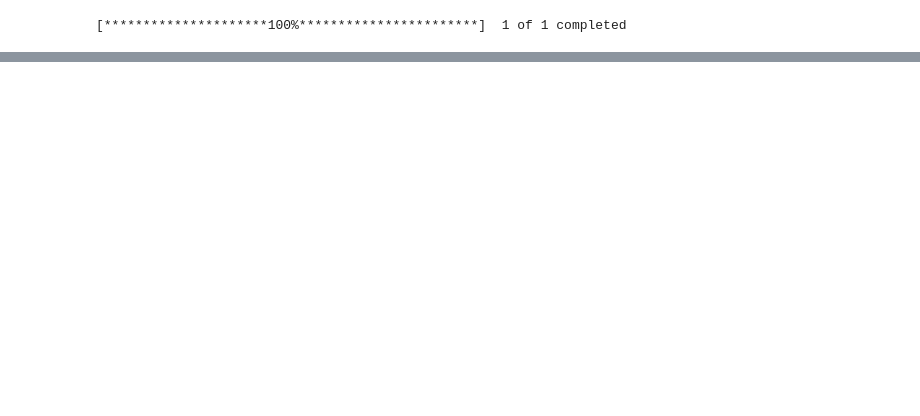
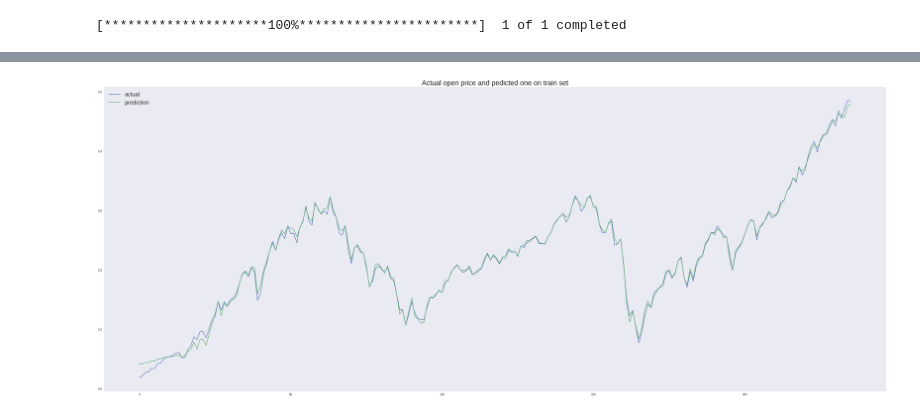
Before and after one commit to ZacharyHRQ/SPY-experiment, a Jupyter notebook: SPY_PA.ipynb, the cells around one changed output, grey strips where cells are left out. Saved outputs shown, nothing was run; the diff lists cells and outputs as text; code cells hidden in the pictures; blank space fills up the shorter version.

```diff
--- a/SPY_PA.ipynb
+++ b/SPY_PA.ipynb
@@ -49,0 +300,12 @@ plt.show()
+# %%
+y_pr=model.predict(X_trainw)
+# %%
+plt.figure(figsize=(50,20))
+plt.plot(y_trainw, label="actual")
+plt.plot(y_pr, label="prediction")
+plt.legend(fontsize=20)
+plt.grid(axis="both")
+plt.title("Actual open price and pedicted one on train set",fontsize=25)
+plt.show()
+# %% [output]
+[figure, added]
```
Also changed, not shown: parts of 27 cells of this notebook.
